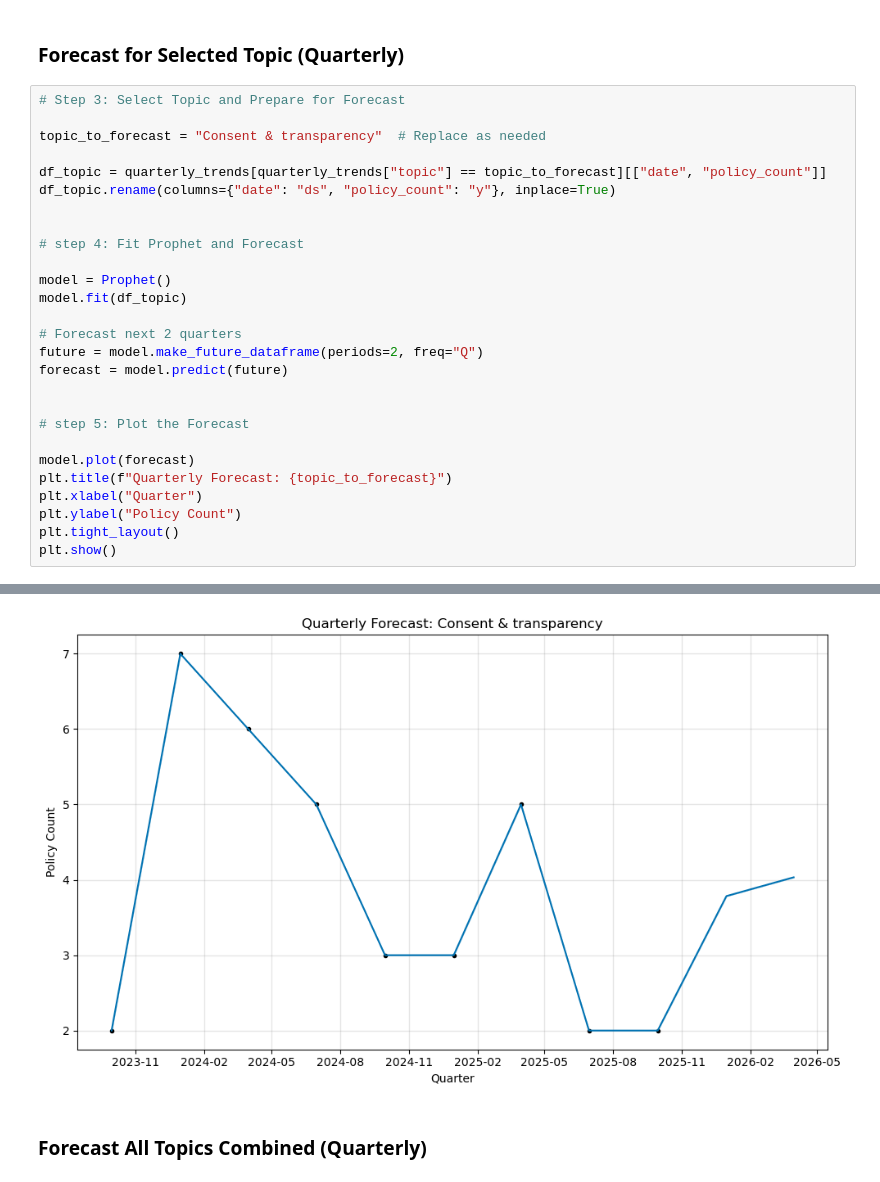
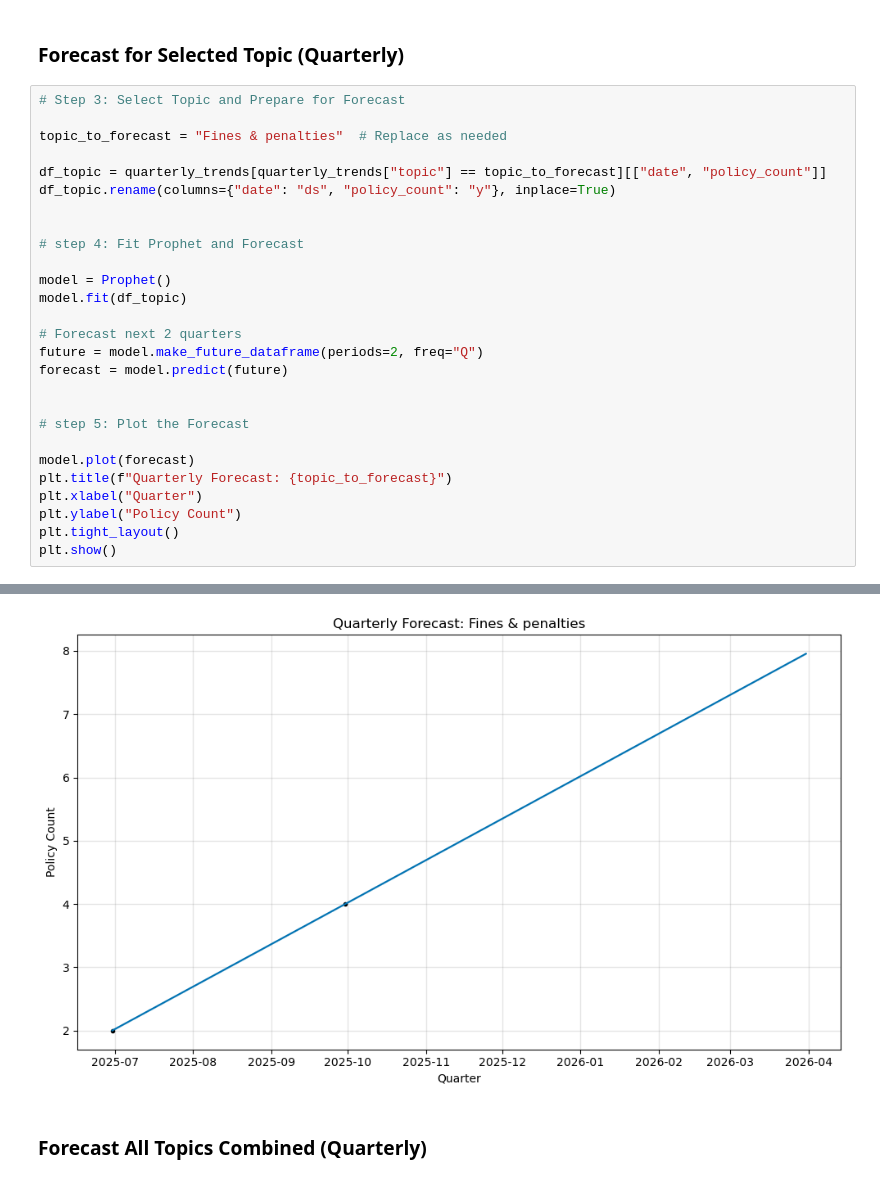
Before and after one commit to AmritaNeogi/GDPR-CCPA-Risk-Pipeline-with-Airflow, a Jupyter notebook: notebooks/Temporal & Thematic Forecasting.ipynb, the cells around one changed output, grey strips where cells are left out. Cells and saved outputs as stored; diff of their text form.

```diff
--- a/notebooks/Temporal & Thematic Forecasting.ipynb
+++ b/notebooks/Temporal & Thematic Forecasting.ipynb
@@ -254,7 +254,7 @@ Name: count, dtype: int64
 # %%
 # Step 3: Select Topic and Prepare for Forecast
 
-topic_to_forecast = "Consent & transparency"  # Replace as needed
+topic_to_forecast = "Fines & penalties"  # Replace as needed
 
 df_topic = quarterly_trends[quarterly_trends["topic"] == topic_to_forecast][["date", "policy_count"]]
 df_topic.rename(columns={"date": "ds", "policy_count": "y"}, inplace=True)
@@ -284,4 +284,4 @@ plt.show()
-[figure, old version]
+[figure, new version]
 # %% [markdown]
 ### Forecast All Topics Combined (Quarterly)
 # %%
```
Also changed, not shown: parts of 8 cells of this notebook.
